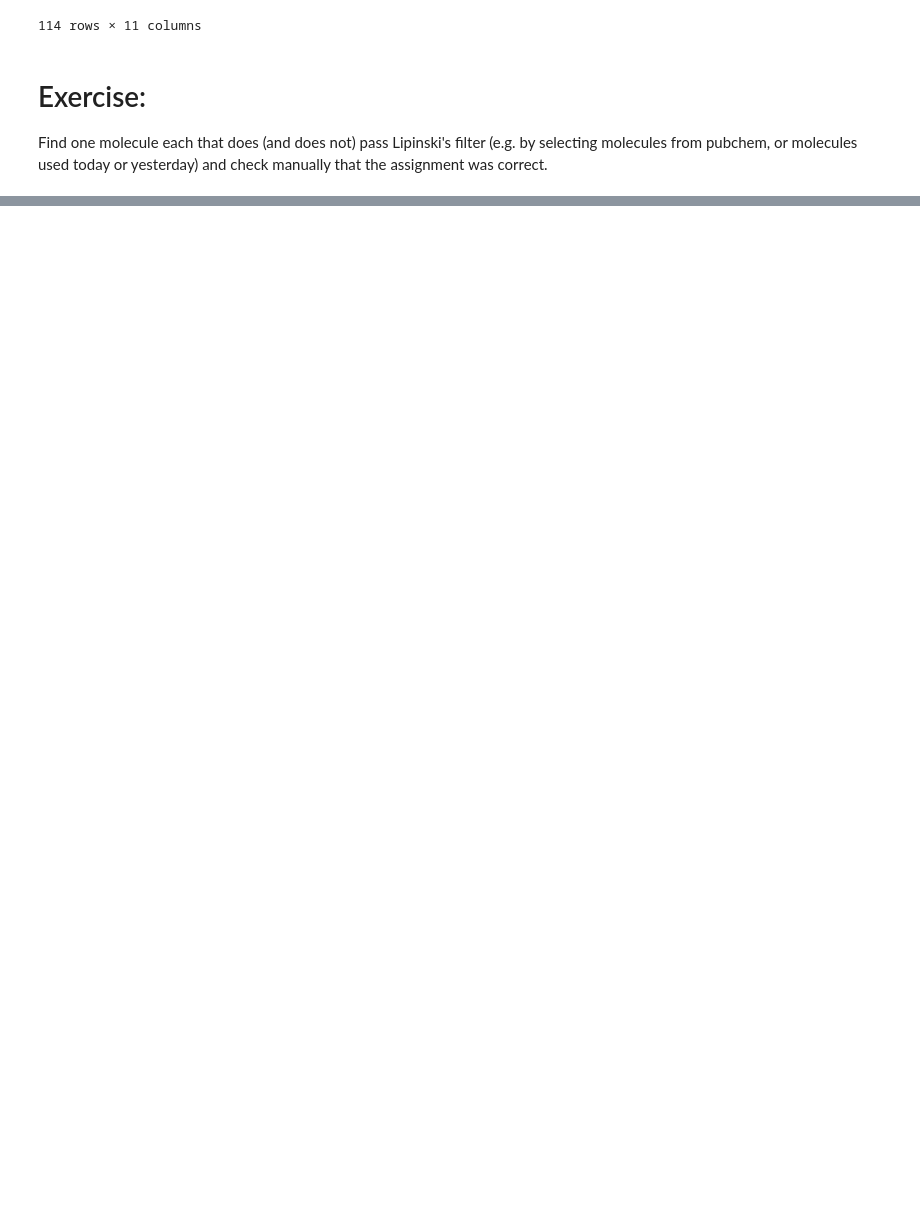
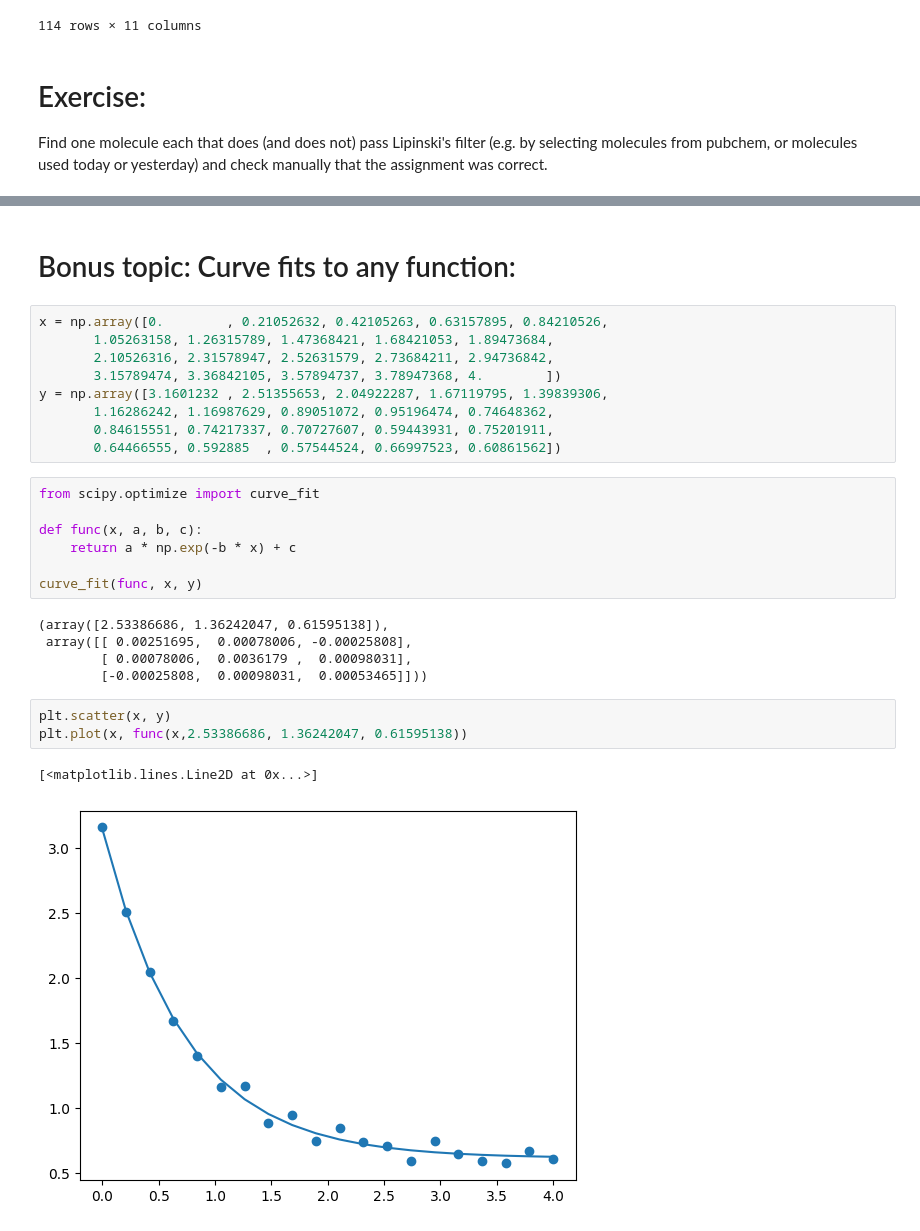
Before and after one commit to hesther/teaching, a Jupyter notebook: python101/Python_for_Beginners_Cheminfo2.ipynb, the cells around one changed output, grey strips where cells are left out. Saved outputs shown, nothing was run; the diff lists cells and outputs as text; blank space fills up the shorter version.

```diff
--- a/python101/Python_for_Beginners_Cheminfo2.ipynb
+++ b/python101/Python_for_Beginners_Cheminfo2.ipynb
@@ -189,0 +333,29 @@ Find one molecule each that does (and does not) pass Lipinski's filter (e.g. by
+# %% [markdown]
+# Bonus topic: Curve fits to any function:
+# %%
+x = np.array([0.        , 0.21052632, 0.42105263, 0.63157895, 0.84210526,
+       1.05263158, 1.26315789, 1.47368421, 1.68421053, 1.89473684,
+       2.10526316, 2.31578947, 2.52631579, 2.73684211, 2.94736842,
+       3.15789474, 3.36842105, 3.57894737, 3.78947368, 4.        ])
+y = np.array([3.1601232 , 2.51355653, 2.04922287, 1.67119795, 1.39839306,
+       1.16286242, 1.16987629, 0.89051072, 0.95196474, 0.74648362,
+       0.84615551, 0.74217337, 0.70727607, 0.59443931, 0.75201911,
+       0.64466555, 0.592885  , 0.57544524, 0.66997523, 0.60861562])
+# %%
+from scipy.optimize import curve_fit
+
+def func(x, a, b, c):
+    return a * np.exp(-b * x) + c
+
+curve_fit(func, x, y)
+# %% [output]
+(array([2.53386686, 1.36242047, 0.61595138]),
+ array([[ 0.00251695,  0.00078006, -0.00025808],
+        [ 0.00078006,  0.0036179 ,  0.00098031],
+        [-0.00025808,  0.00098031,  0.00053465]]))
+# %%
+plt.scatter(x, y)
+plt.plot(x, func(x,2.53386686, 1.36242047, 0.61595138))
+# %% [output]
+[<matplotlib.lines.Line2D at 0x...>]
+[figure, added]
```
Also changed, not shown: parts of 20 cells of this notebook.
